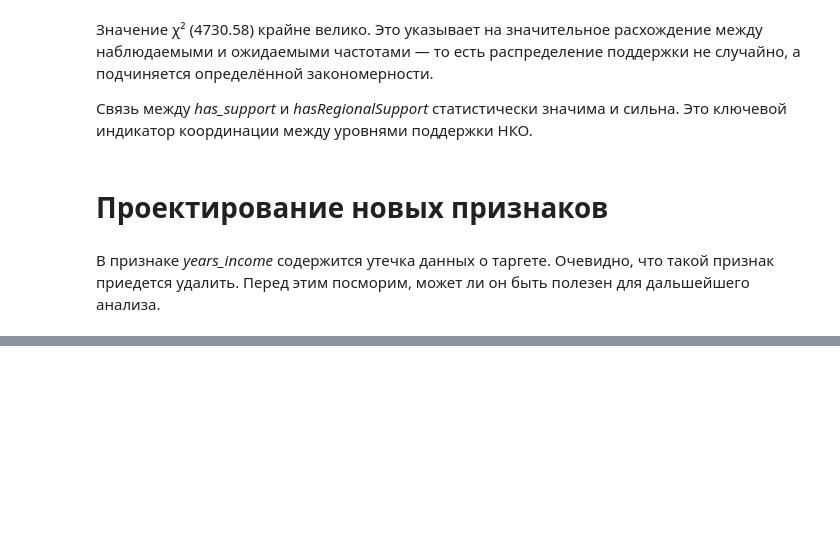
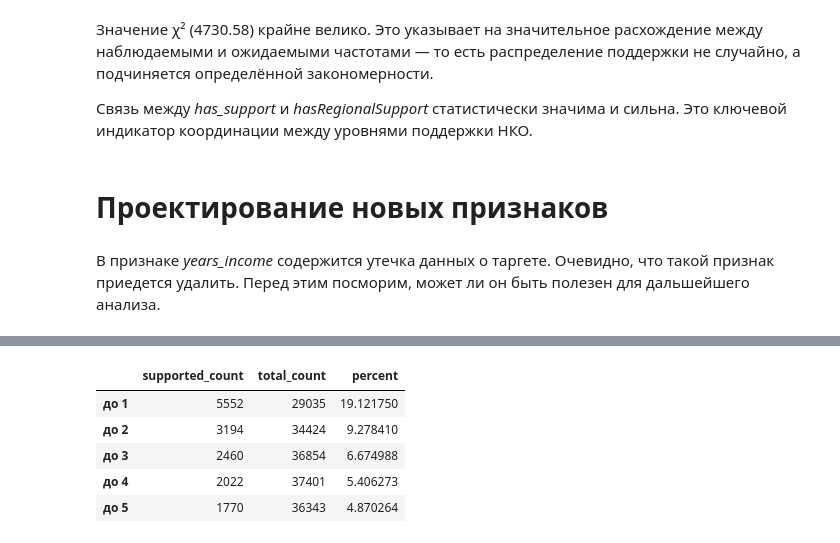
Before and after one commit to romash23/nko_prediction, a Jupyter notebook: EDA.ipynb, the cells around one changed output, grey strips where cells are left out. Saved outputs shown, nothing was run; the diff lists cells and outputs as text; code cells hidden in the pictures; blank space fills up the shorter version.

```diff
--- a/EDA.ipynb
+++ b/EDA.ipynb
@@ -1156,0 +1058,24 @@ i=2013, j=2018, value=7.259
+# %%
+# Создаем DataFrame из supported_nko (только получившие поддержку)
+supported_counts = supported_nko['age_group_income'].value_counts().reset_index()
+supported_counts.columns = ['age_group', 'supported_count']
+
+# Создаем DataFrame из df (все НКО)
+total_counts = df['age_group'].value_counts().reset_index()
+total_counts.columns = ['age_group', 'total_count']
+
+# Соединяем 2 датафрейма и считаем процент получивших господдержку
+all_ages = supported_counts.merge(total_counts, how='inner', on=['age_group'])
+all_ages['percent'] = 100*all_ages['supported_count'] / all_ages['total_count']
+
+all_ages.index = labels
+all_ages.drop(['age_group'], axis=1, inplace=True)
+
+all_ages.head()
+# %% [output]
+|  | supported_count | total_count | percent |
+| до 1 | 5552 | 29035 | 19.121750 |
+| до 2 | 3194 | 34424 | 9.278410 |
+| до 3 | 2460 | 36854 | 6.674988 |
+| до 4 | 2022 | 37401 | 5.406273 |
+| до 5 | 1770 | 36343 | 4.870264 |
```
Also changed, not shown: parts of 23 cells of this notebook, 1 other file.
